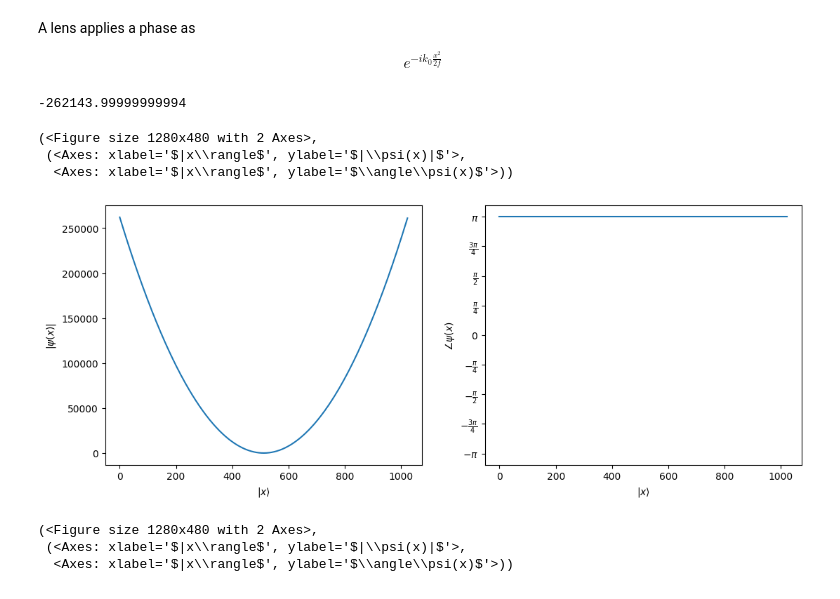
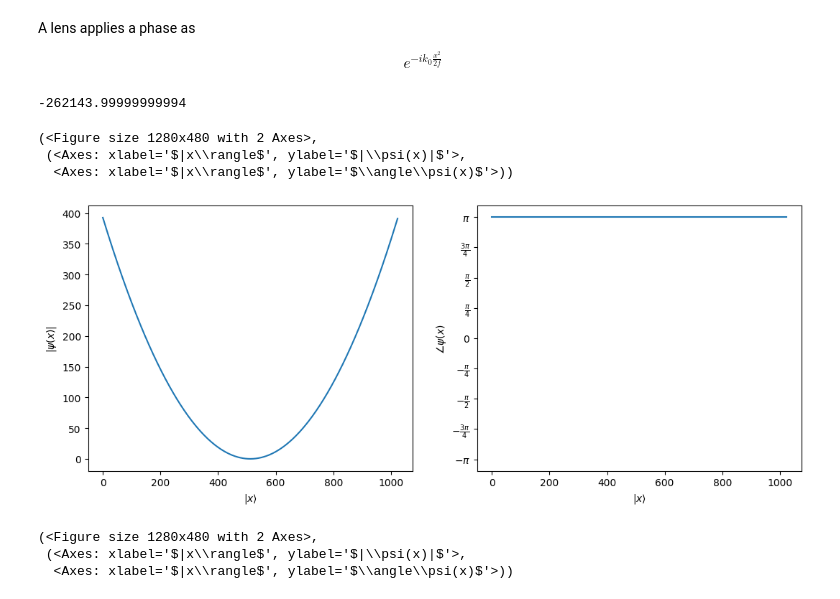
Before and after one commit to BlackWild/qiu, a Jupyter notebook: apps/wave_optics_propagation/notebooks/7-classical-numerics-lens-as-phase.ipynb, the cells around one changed output. Saved outputs shown, nothing was run; the diff lists cells and outputs as text; code cells hidden in the pictures.

```diff
--- a/apps/wave_optics_propagation/notebooks/7-classical-numerics-lens-as-phase.ipynb
+++ b/apps/wave_optics_propagation/notebooks/7-classical-numerics-lens-as-phase.ipynb
@@ -100,20 +100,21 @@ $$
 # %%
 from qiskit_signals.quantum_signal import PolynomialQuantumSignal
 
 lens_signal = PolynomialQuantumSignal(
     axis=twos_complement_x_axis, alpha=-k_0 / 2 / focal_length, power=2
 )
 
 print((lens_signal.data / k_0 * 2 * focal_length / delta_x**2).min())
-plot_wavefunction(
-    lens_signal.data / k_0 * 2 * focal_length / delta_x**2, normalize=False
-)
+# plot_wavefunction(
+#     lens_signal.data / k_0 * 2 * focal_length / delta_x**2, normalize=False
+# )
+plot_wavefunction(lens_signal.data, normalize=False)
 # %% [output]
 -262143.99999999994
 (<Figure size 1280x480 with 2 Axes>,
  (<Axes: xlabel='$|x\\rangle$', ylabel='$|\\psi(x)|$'>,
   <Axes: xlabel='$|x\\rangle$', ylabel='$\\angle\\psi(x)$'>))
-[figure, old version]
+[figure, new version]
 # %%
 wavefront_after_lens = initial_wavefunction.data * np.exp(1j * lens_signal.data)
 plot_wavefunction(wavefront_after_lens)
```
Also changed, not shown: 3 other files.
